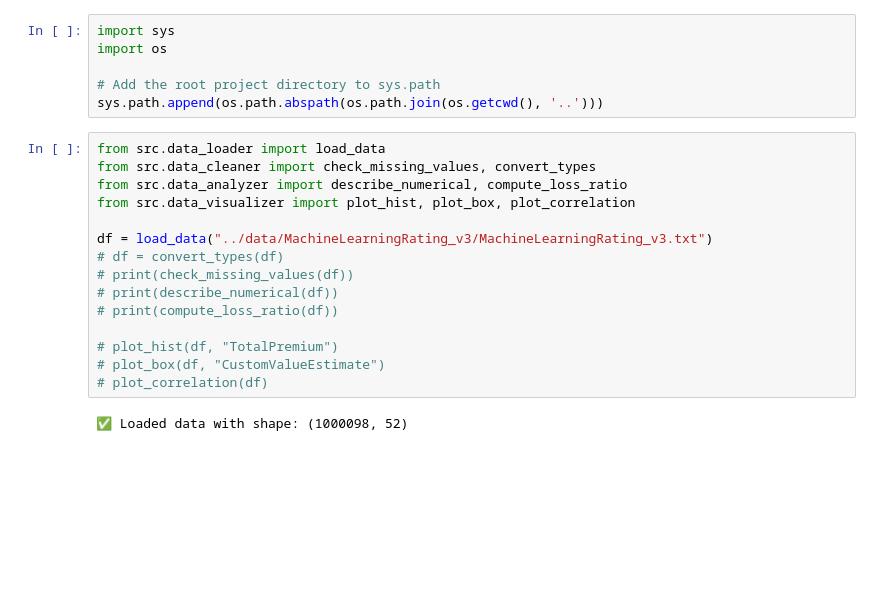
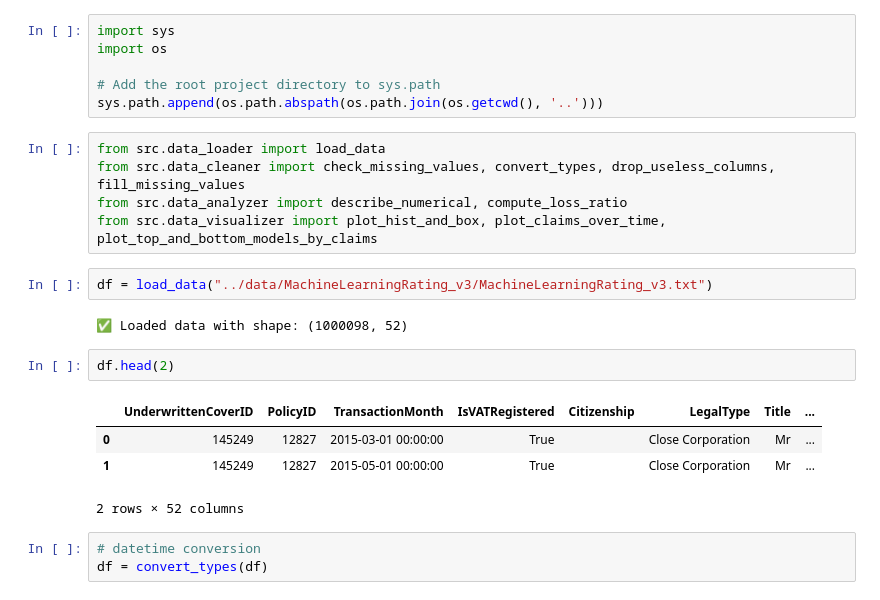
Before and after one commit to 5237-mests/acis-insurance-risk-analytics, a Jupyter notebook: notebooks/eda_main.ipynb, the cells around one changed output. Cells and saved outputs as stored; diff of their text form; blank space fills up the shorter version.

```diff
--- a/notebooks/eda_main.ipynb
+++ b/notebooks/eda_main.ipynb
@@ -6,18 +6,20 @@ import os
 sys.path.append(os.path.abspath(os.path.join(os.getcwd(), '..')))
 # %%
 from src.data_loader import load_data
-from src.data_cleaner import check_missing_values, convert_types
+from src.data_cleaner import check_missing_values, convert_types, drop_useless_columns, fill_missing_values
 from src.data_analyzer import describe_numerical, compute_loss_ratio
-from src.data_visualizer import plot_hist, plot_box, plot_correlation
-
-df = load_data("../data/MachineLearningRating_v3/MachineLearningRating_v3.txt")
-# df = convert_types(df)
-# print(check_missing_values(df))
-# print(describe_numerical(df))
-# print(compute_loss_ratio(df))
-
-# plot_hist(df, "TotalPremium")
-# plot_box(df, "CustomValueEstimate")
-# plot_correlation(df)
+from src.data_visualizer import plot_hist_and_box, plot_claims_over_time, plot_top_and_bottom_models_by_claims
-# %% [output]
-✅ Loaded data with shape: (1000098, 52)
+# %%
+df = load_data("../data/MachineLearningRating_v3/MachineLearningRating_v3.txt")
+# %% [output]
+✅ Loaded data with shape: (1000098, 52)
+# %%
+df.head(2)
+# %% [output]
+|  | UnderwrittenCoverID | PolicyID | TransactionMonth | IsVATRegistered | Citizenship | LegalType | Title | ... |
+| 0 | 145249 | 12827 | 2015-03-01 00:00:00 | True |  | Close Corporation | Mr | ... |
+| 1 | 145249 | 12827 | 2015-05-01 00:00:00 | True |  | Close Corporation | Mr | ... |
+2 rows × 52 columns
+# %%
+# datetime conversion
+df = convert_types(df)
```
Also changed, not shown: parts of 17 cells of this notebook, 4 other files.
